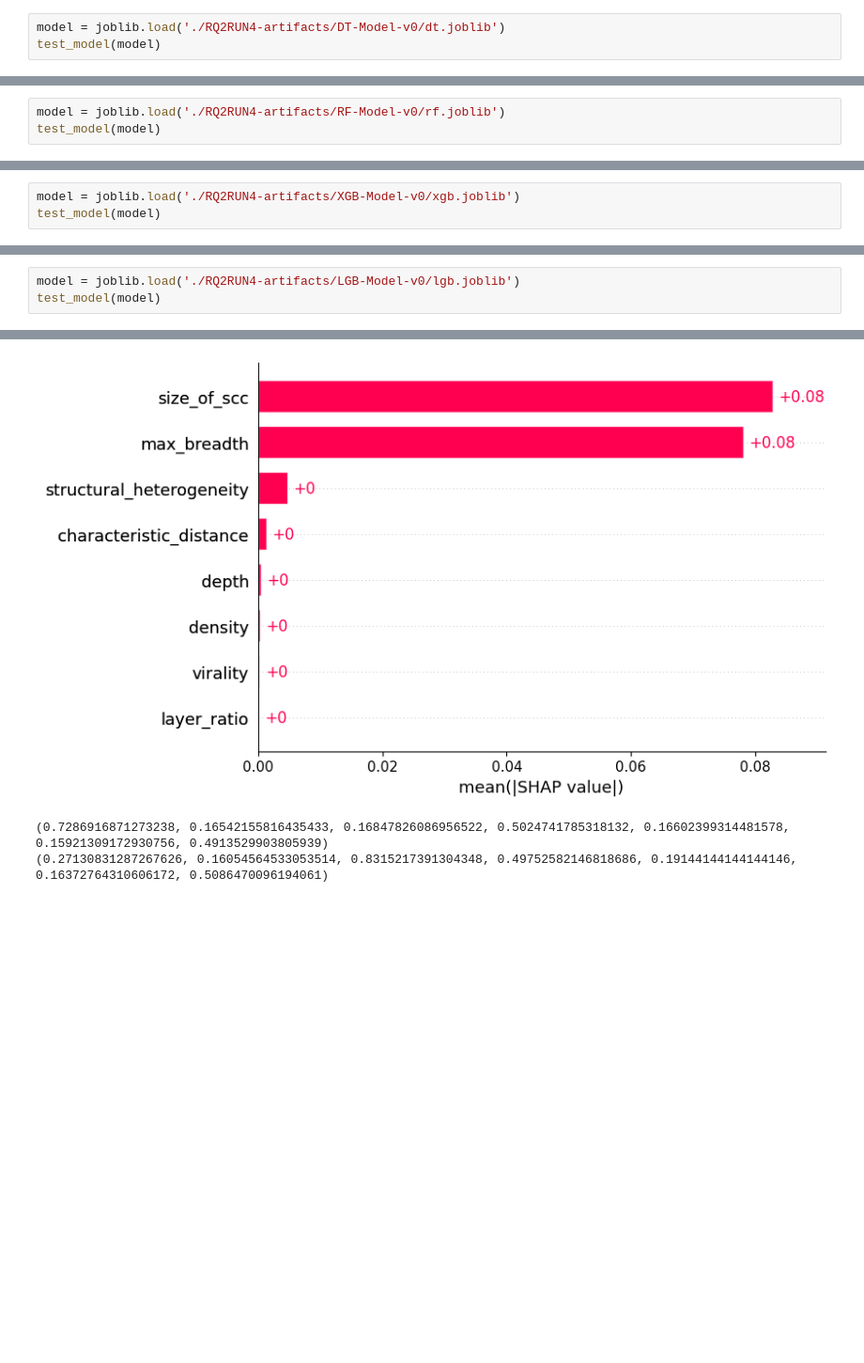
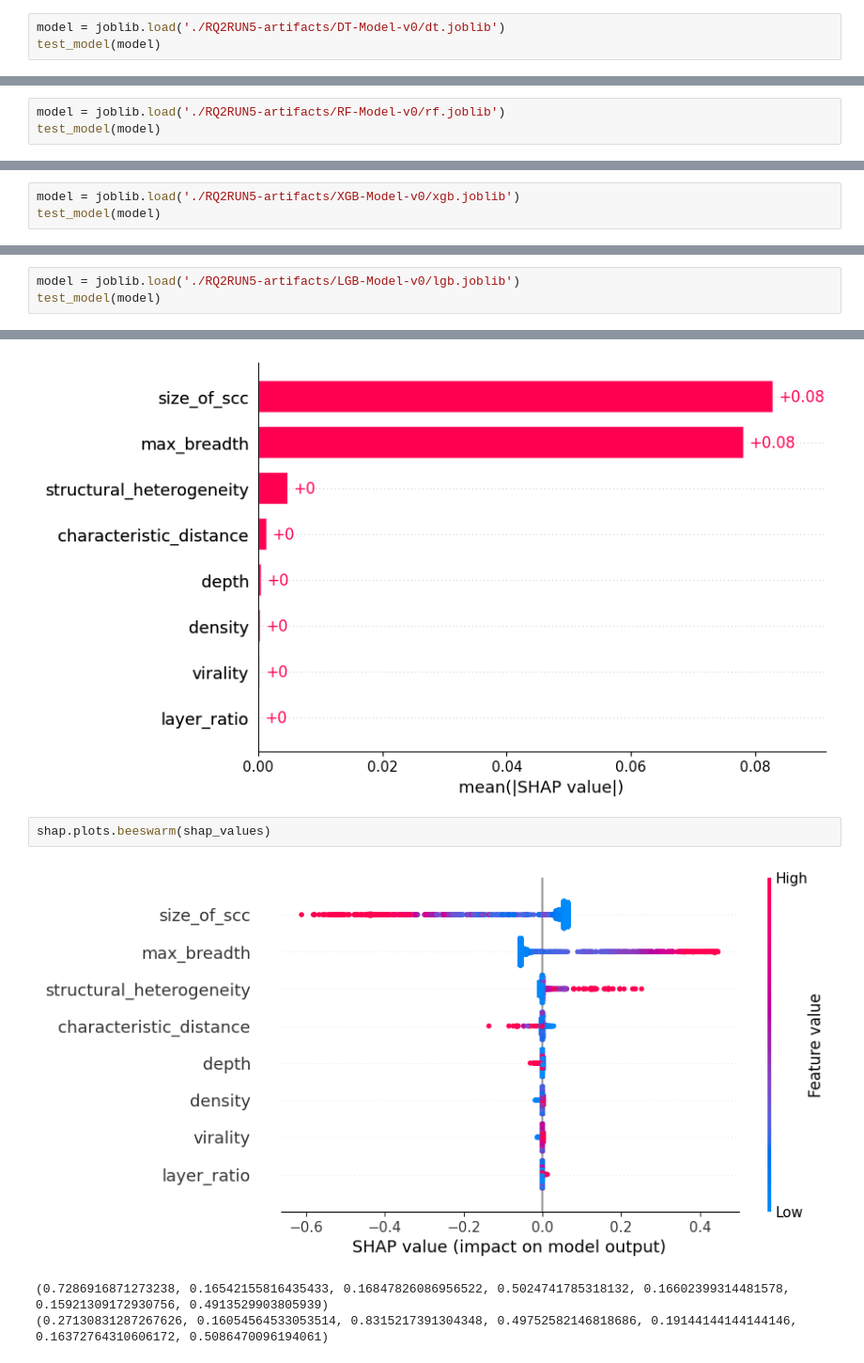
Before and after one commit to istiyaksiddiquee/thesis-work, a Jupyter notebook: RQ2/analysis/analysis.ipynb, the cells around one changed output, grey strips where cells are left out. Shown at 94% size. Saved outputs shown, nothing was run; the diff lists cells and outputs as text; blank space fills up the shorter version.

```diff
--- a/RQ2/analysis/analysis.ipynb
+++ b/RQ2/analysis/analysis.ipynb
@@ -271,4 +271,4 @@ test_model(model)
 # %%
-model = joblib.load('./RQ2RUN4-artifacts/DT-Model-v0/dt.joblib')
+model = joblib.load('./RQ2RUN5-artifacts/DT-Model-v0/dt.joblib')
 test_model(model)
 # %% [output]
@@ -277,4 +276,4 @@ test_model(model)
 # %%
-model = joblib.load('./RQ2RUN4-artifacts/RF-Model-v0/rf.joblib')
+model = joblib.load('./RQ2RUN5-artifacts/RF-Model-v0/rf.joblib')
 test_model(model)
 # %% [output]
@@ -283,4 +281,4 @@ test_model(model)
 # %%
-model = joblib.load('./RQ2RUN4-artifacts/XGB-Model-v0/xgb.joblib')
+model = joblib.load('./RQ2RUN5-artifacts/XGB-Model-v0/xgb.joblib')
 test_model(model)
 # %% [output]
@@ -289,4 +286,4 @@ test_model(model)
 # %%
-model = joblib.load('./RQ2RUN4-artifacts/LGB-Model-v0/lgb.joblib')
+model = joblib.load('./RQ2RUN5-artifacts/LGB-Model-v0/lgb.joblib')
 test_model(model)
 # %% [output]
@@ -305,6 +301,10 @@ shap_values = explainer(X_test)
 shap.plots.bar(shap_values)
 # %% [output]
 [figure]
+# %%
+shap.plots.beeswarm(shap_values)
+# %% [output]
+[figure, added]
 # %%
 # %% [output]
 (0.7286916871273238, 0.16542155816435433, 0.16847826086956522, 0.5024741785318132, 0.16602399314481578, 0.15921309172930756, 0.4913529903805939)
```
Also changed, not shown: parts of 15 cells of this notebook, 35 other files.
